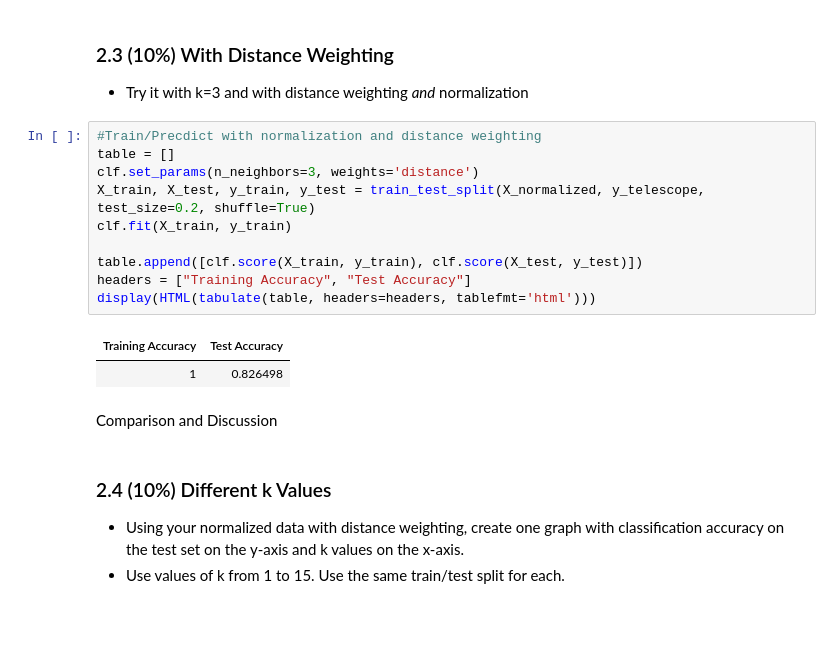
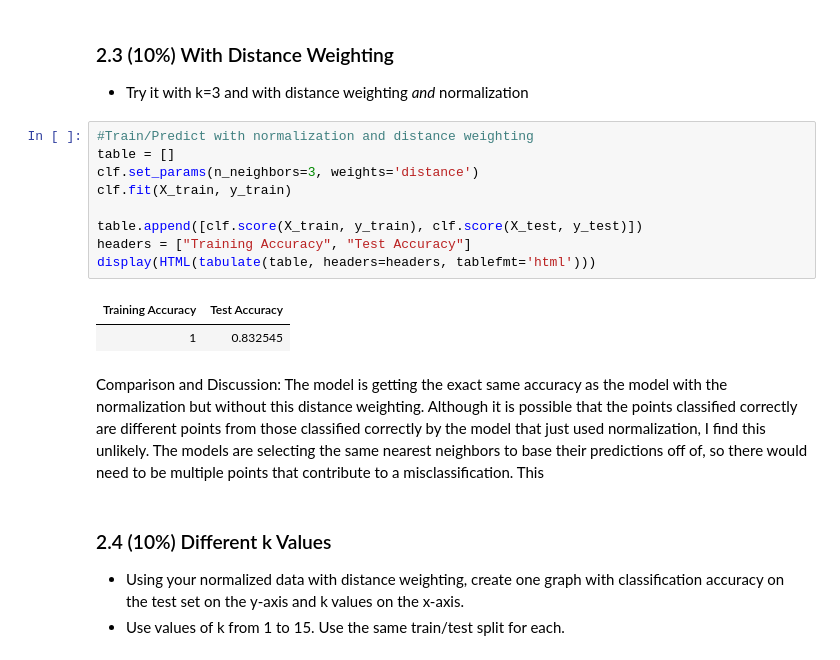
Before and after one commit to bwallace7430/knn, a Jupyter notebook: KNN Lab.ipynb, the cells around one changed output. Drawn from its saved outputs; the diff is of its cells as text; blank space fills up the shorter version.

Commit message:
2.3 discussion

```diff
--- a/KNN Lab.ipynb
+++ b/KNN Lab.ipynb
@@ -301,20 +315,19 @@ display(HTML(tabulate(table, headers=headers, tablefmt='html')))
 ### 2.3 (10%) With Distance Weighting
 - Try it with k=3 and with distance weighting *and* normalization
 # %%
-#Train/Precdict with normalization and distance weighting
+#Train/Predict with normalization and distance weighting
 table = []
 clf.set_params(n_neighbors=3, weights='distance')
-X_train, X_test, y_train, y_test = train_test_split(X_normalized, y_telescope, test_size=0.2, shuffle=True)
 clf.fit(X_train, y_train)
 
 table.append([clf.score(X_train, y_train), clf.score(X_test, y_test)])
 headers = ["Training Accuracy", "Test Accuracy"]
 display(HTML(tabulate(table, headers=headers, tablefmt='html')))
 # %% [output]
 | Training Accuracy | Test Accuracy |
-| 1 | 0.826498 |
+| 1 | 0.832545 |
-# %% [markdown]
-Comparison and Discussion
+# %% [markdown]
+Comparison and Discussion: The model is getting the exact same accuracy as the model with the normalization but without this distance weighting. Although it is possible that the points classified correctly are different points from those classified correctly by the model that just used normalization, I find this unlikely. The models are selecting the same nearest neighbors to base their predictions off of, so there would need to be multiple points that contribute to a misclassification. This
 # %% [markdown]
 ### 2.4 (10%) Different k Values
 - Using your normalized data with distance weighting, create one graph with classification accuracy on the test set on the y-axis and k values on the x-axis.
```
Also changed, not shown: parts of 7 cells of this notebook.
